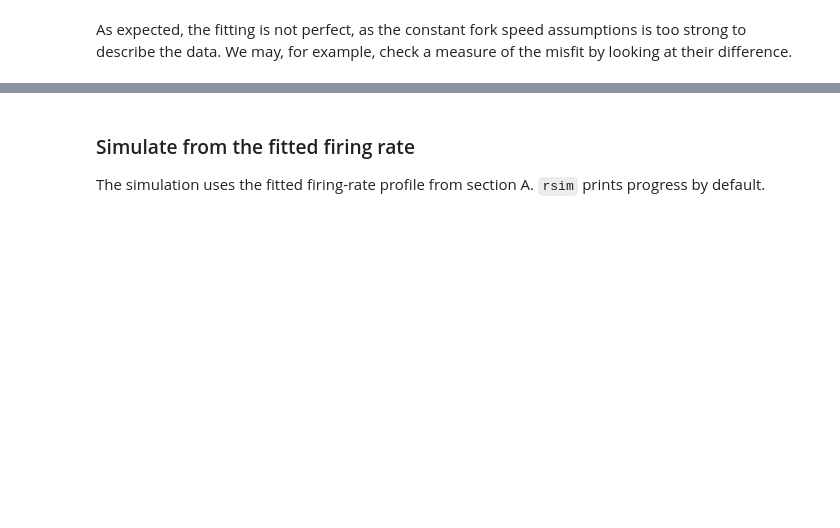
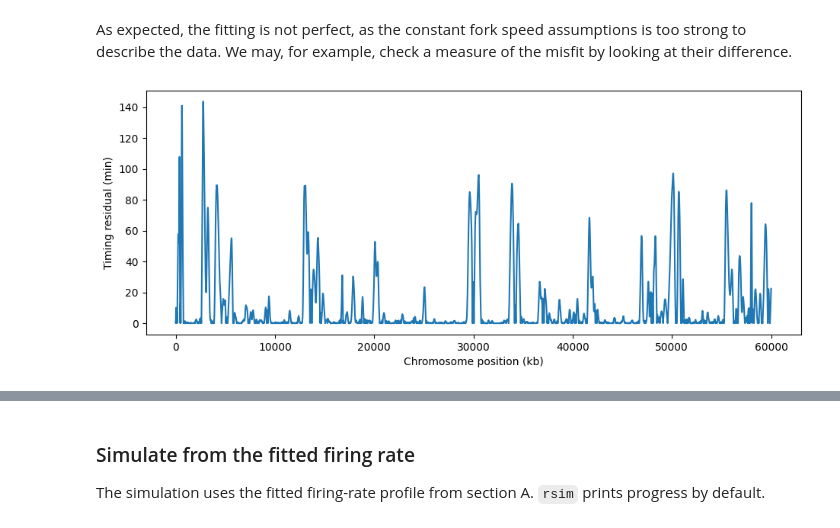
Before and after one commit to fberkemeier/DNAscape, a Jupyter notebook: examples/0_quickstart.ipynb, the cells around one changed output, grey strips where cells are left out. Saved outputs shown, nothing was run; the diff lists cells and outputs as text; code cells hidden in the pictures; blank space fills up the shorter version.

```diff
--- a/examples/0_quickstart.ipynb
+++ b/examples/0_quickstart.ipynb
@@ -18,17 +24,6 @@ We start from the bundled hESC chromosome 1 replication-timing profile. The load
 # %%
-chr_number = 1
-interval_kb = (0, 60_001)
-fork_speed = 1.4
-
 replication_timing_full = loadcsv(
     "example",
     example="replication_timing_hESC",
-    chr_number=chr_number,
+    chr_number=1,
 )
-
-replication_timing, positions_kb = select_profile_region(
-    replication_timing_full,
-    interval_kb=interval_kb,
-)
-
-print(f"Loaded: replication timing profile of hESC (chromosome {chr_number}) with {len(replication_timing)} values, covering positions {int(positions_kb[0])} kb to {int(positions_kb[-1])} kb.")
@@ -35 +32,7 @@ print(f"Loaded: replication timing profile of hESC (chromosome {chr_number}) wit
+# %%
+replication_timing, positions_kb = select_profile_region(
+    replication_timing_full,
+    interval_kb=(0, 60_000),
+    output_resolution_kb=1,
+)
 # %% [markdown]
@@ -93,8 +108,10 @@ plotf(
 As expected, the fitting is not perfect, as the constant fork speed assumptions is too strong to describe the data. We may, for example, check a measure of the misfit by looking at their difference.
 # %%
 plotf(
-    replication_timing - timing_from_firing,
+    np.abs(replication_timing - replication_timing_mapped),
     x_array=positions_kb,
     xtitle="Chromosome position (kb)",
     ytitle="Timing residual (min)",
 )
+# %% [output]
+[figure, added]
```
Also changed, not shown: parts of 27 cells of this notebook, 12 other files.
